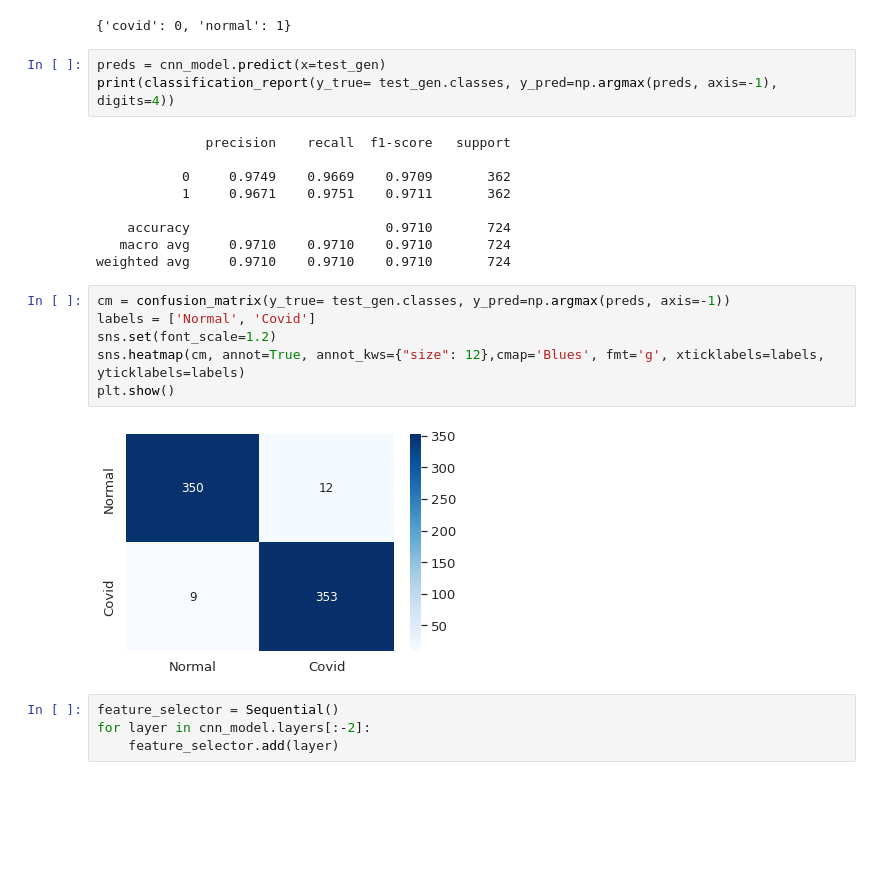
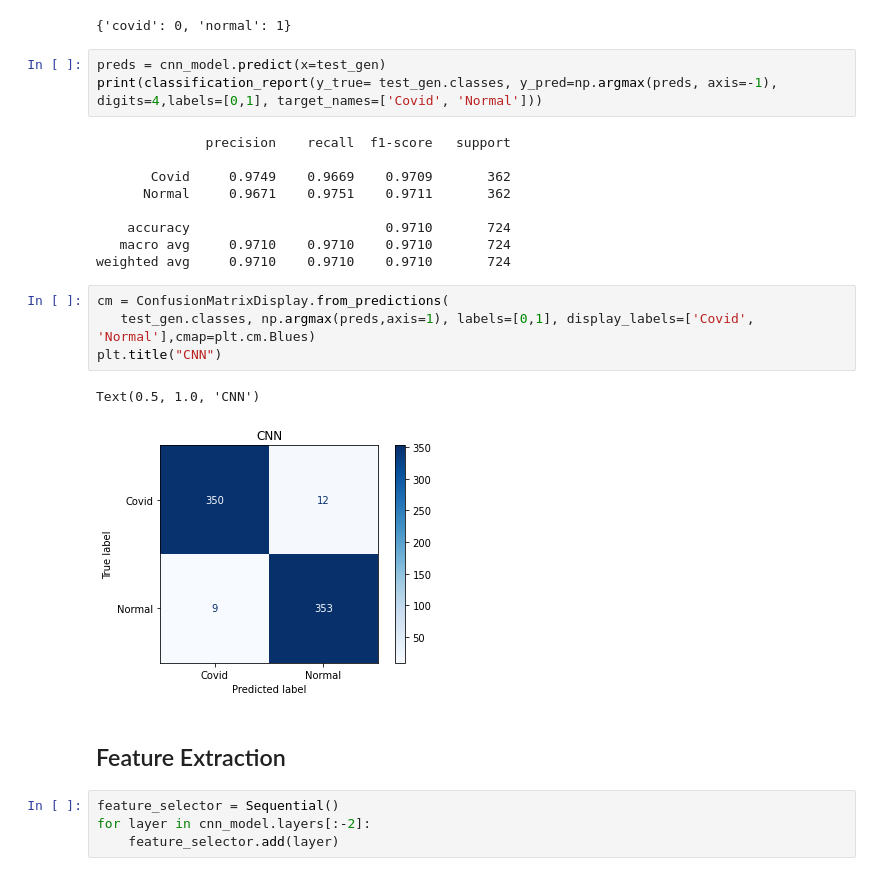
Before and after one commit to Arjun-Siva/covid-prediction, a Jupyter notebook: EMCNet_Covid_Prediction.ipynb, the cells around one changed output. Drawn from its saved outputs; the diff is of its cells as text; blank space fills up the shorter version.

Commit message:
Confusion matrices

```diff
--- a/EMCNet_Covid_Prediction.ipynb
+++ b/EMCNet_Covid_Prediction.ipynb
@@ -195,24 +200,25 @@ test_gen.class_indices
 {'covid': 0, 'normal': 1}
 # %%
 preds = cnn_model.predict(x=test_gen)
-print(classification_report(y_true= test_gen.classes, y_pred=np.argmax(preds, axis=-1), digits=4))
+print(classification_report(y_true= test_gen.classes, y_pred=np.argmax(preds, axis=-1), digits=4,labels=[0,1], target_names=['Covid', 'Normal']))
 # %% [output]
               precision    recall  f1-score   support
 
-           0     0.9749    0.9669    0.9709       362
-           1     0.9671    0.9751    0.9711       362
+       Covid     0.9749    0.9669    0.9709       362
+      Normal     0.9671    0.9751    0.9711       362
 
     accuracy                         0.9710       724
    macro avg     0.9710    0.9710    0.9710       724
 weighted avg     0.9710    0.9710    0.9710       724
-# %%
-cm = confusion_matrix(y_true= test_gen.classes, y_pred=np.argmax(preds, axis=-1))
-labels = ['Normal', 'Covid']
-sns.set(font_scale=1.2)
-sns.heatmap(cm, annot=True, annot_kws={"size": 12},cmap='Blues', fmt='g', xticklabels=labels, yticklabels=labels)
-plt.show()
-# %% [output]
-[figure, removed]
+# %%
+cm = ConfusionMatrixDisplay.from_predictions(
+   test_gen.classes, np.argmax(preds,axis=1), labels=[0,1], display_labels=['Covid', 'Normal'],cmap=plt.cm.Blues)
+plt.title("CNN")
+# %% [output]
+Text(0.5, 1.0, 'CNN')
+[figure, added]
+# %% [markdown]
+## Feature Extraction
 # %%
 feature_selector = Sequential()
 for layer in cnn_model.layers[:-2]:
```
Also changed, not shown: parts of 24 cells of this notebook.
